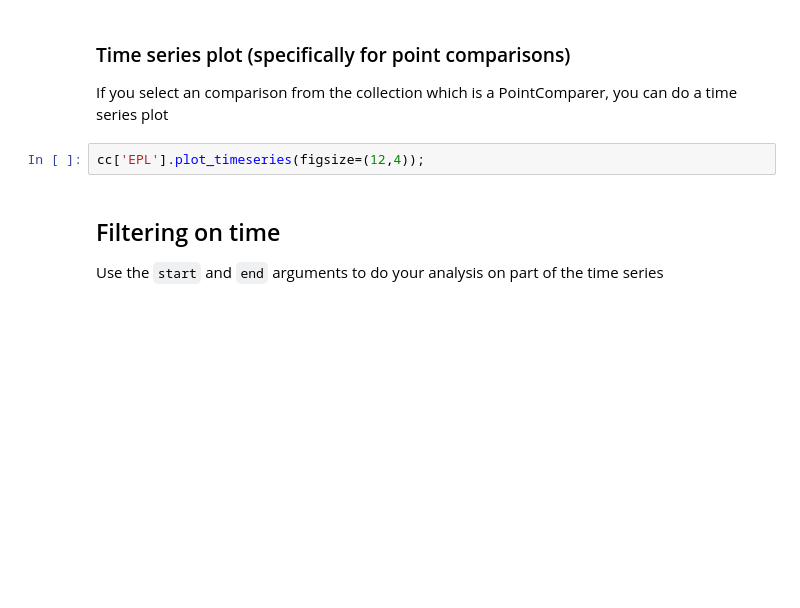
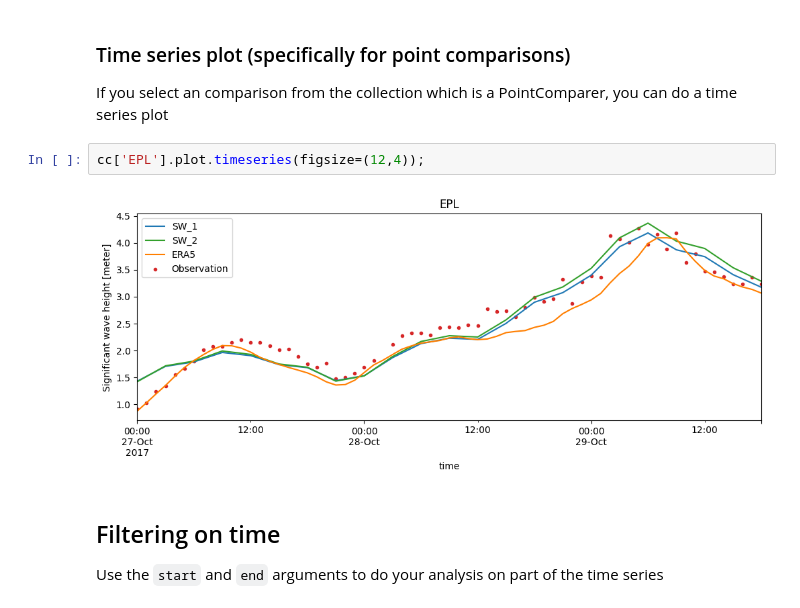
Before and after one commit to DHI/book-learn-mikeio-modelskill, a Jupyter notebook: mini_book/multi_model_comparison.ipynb, the cells around one changed output. Drawn from its saved outputs; the diff is of its cells as text; blank space fills up the shorter version.

```diff
--- a/mini_book/multi_model_comparison.ipynb
+++ b/mini_book/multi_model_comparison.ipynb
@@ -62,7 +110,9 @@ cc.taylor(normalize_std=True, aggregate_observations=False)
 ### Time series plot (specifically for point comparisons)
 If you select an comparison from the collection which is a PointComparer, you can do a time series plot
 # %%
-cc['EPL'].plot_timeseries(figsize=(12,4));
+cc['EPL'].plot.timeseries(figsize=(12,4));
+# %% [output]
+[figure, added]
 # %% [markdown]
 ## Filtering on time
 Use the `start` and `end` arguments to do your analysis on part of the time series
```
Also changed, not shown: parts of 26 cells of this notebook, 8 other files.
